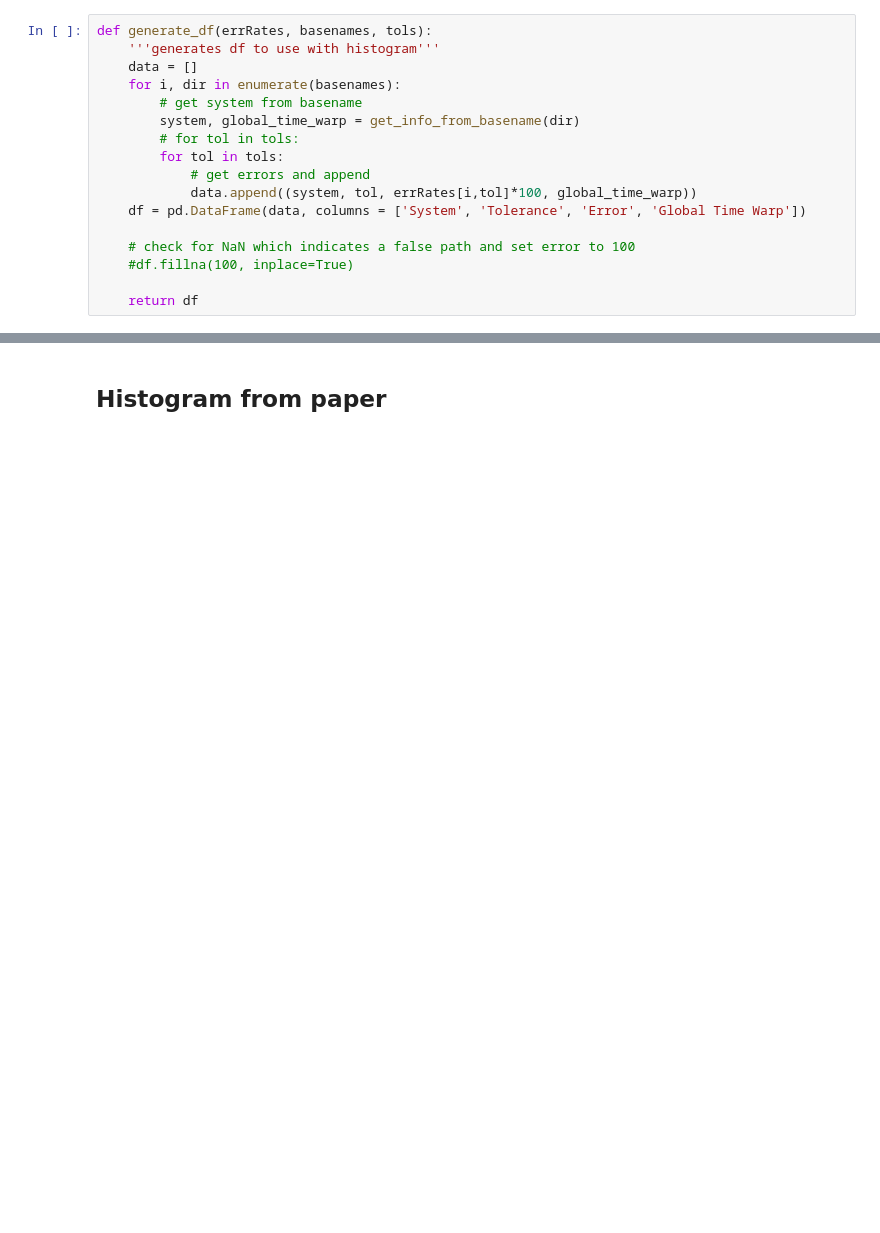
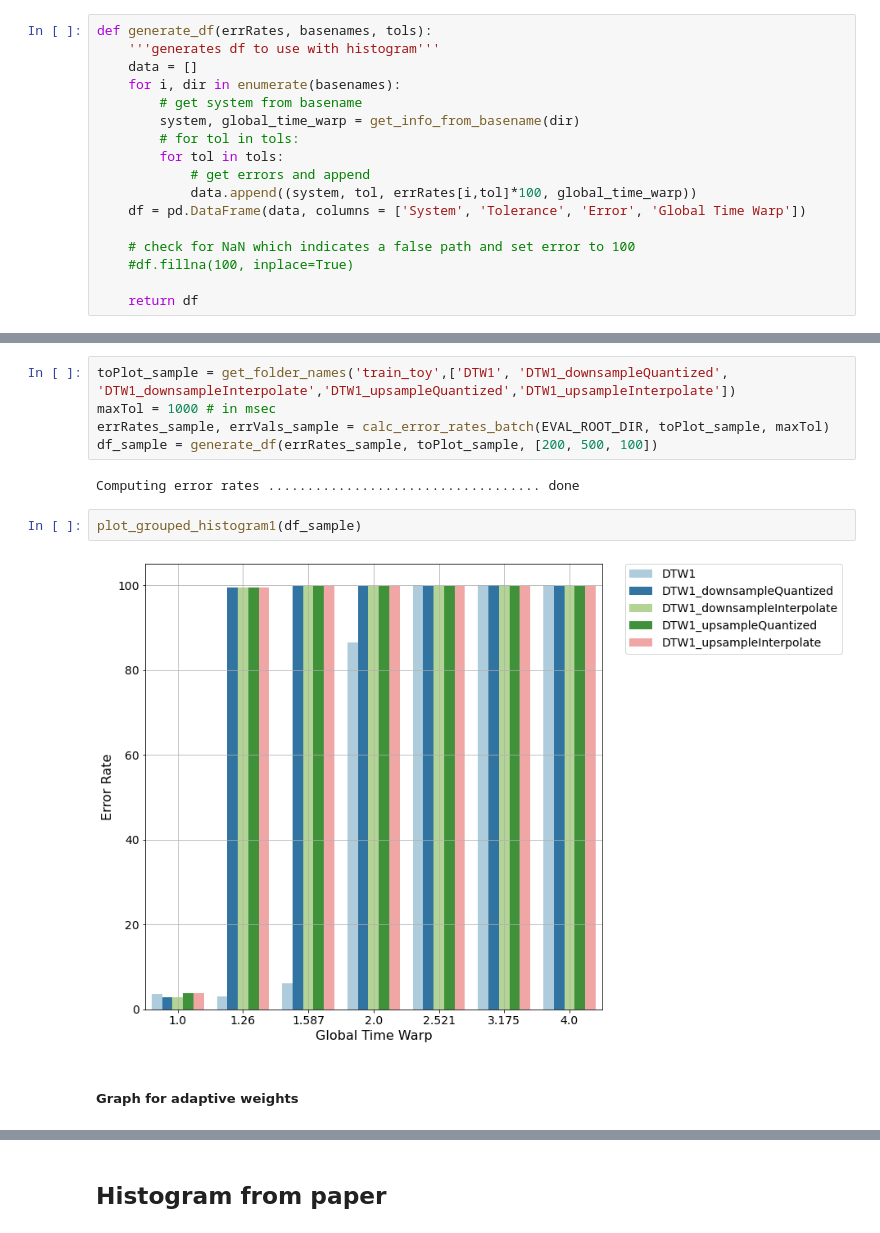
Before and after one commit to HMC-MIR/ExtremeTimeWarping, a Jupyter notebook: 03_Evaluate.ipynb, the cells around one changed output, grey strips where cells are left out. Cells and saved outputs as stored; diff of their text form; blank space fills up the shorter version.

```diff
--- a/03_Evaluate.ipynb
+++ b/03_Evaluate.ipynb
@@ -265,0 +295,13 @@ NameError: name 'df1' is not defined
+# %%
+toPlot_sample = get_folder_names('train_toy',['DTW1', 'DTW1_downsampleQuantized', 'DTW1_downsampleInterpolate','DTW1_upsampleQuantized','DTW1_upsampleInterpolate'])
+maxTol = 1000 # in msec
+errRates_sample, errVals_sample = calc_error_rates_batch(EVAL_ROOT_DIR, toPlot_sample, maxTol)
+df_sample = generate_df(errRates_sample, toPlot_sample, [200, 500, 100])
+# %% [output]
+Computing error rates ................................... done
+# %%
+plot_grouped_histogram1(df_sample)
+# %% [output]
+[figure, added]
+# %% [markdown]
+##### Graph for adaptive weights
```
Also changed, not shown: parts of 19 cells of this notebook.
